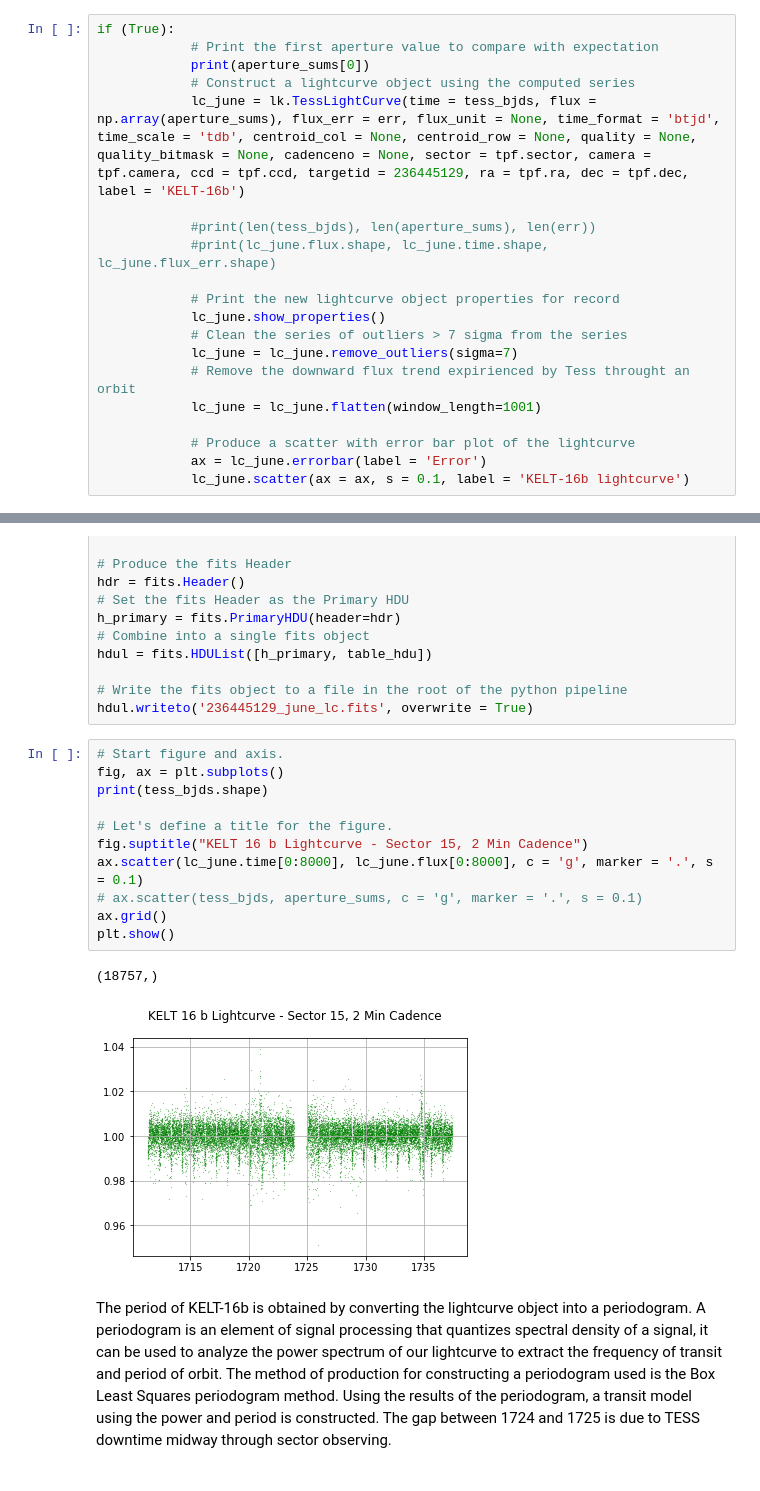
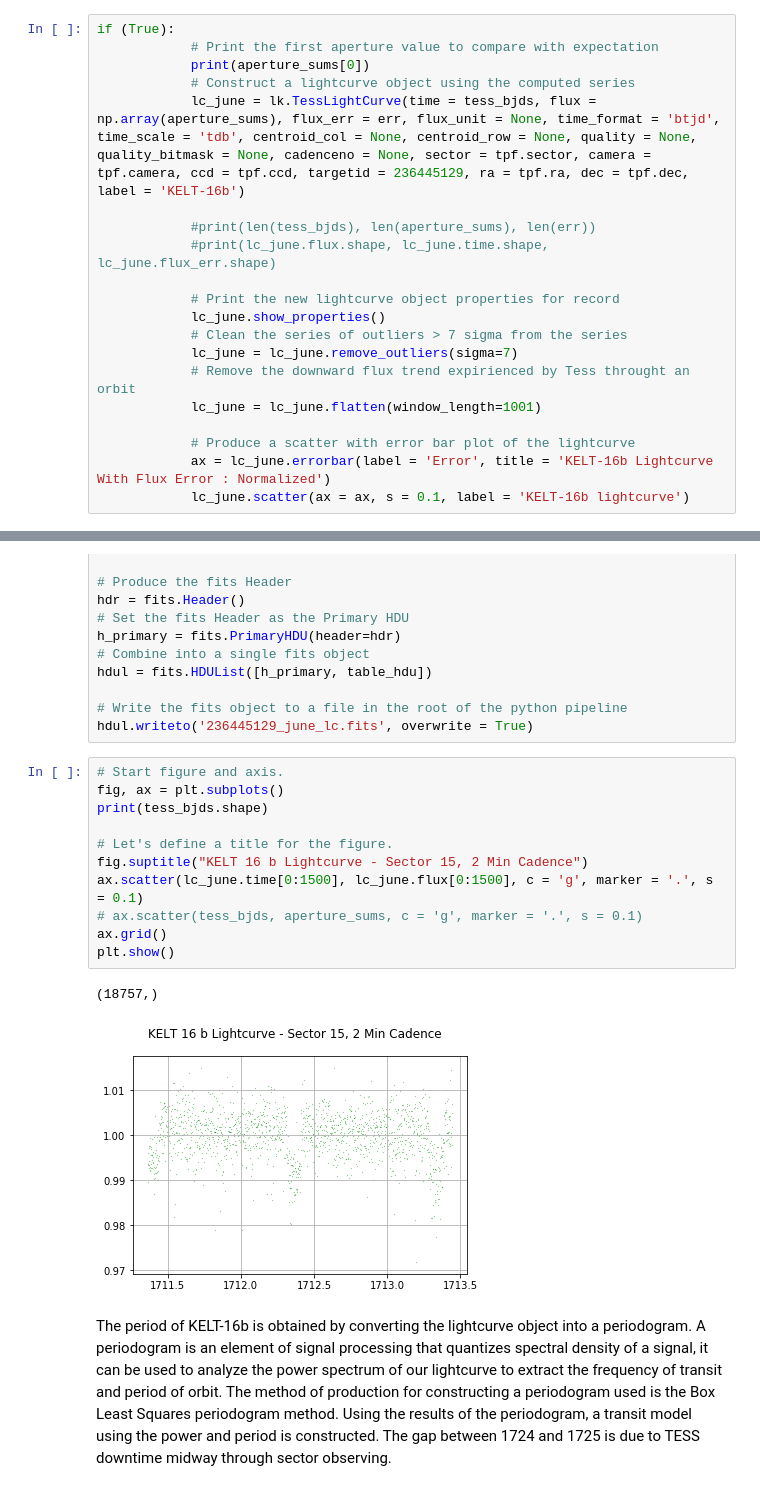
Before and after one commit to Mucephie/DORADO, a Jupyter notebook: TESS_KELT-16b_3070.ipynb, the cells around one changed output, grey strips where cells are left out. Cells and saved outputs as stored; diff of their text form.

```diff
--- a/TESS_KELT-16b_3070.ipynb
+++ b/TESS_KELT-16b_3070.ipynb
@@ -112,7 +112,7 @@ if (True):
             lc_june = lc_june.flatten(window_length=1001)
 
             # Produce a scatter with error bar plot of the lightcurve
-            ax = lc_june.errorbar(label = 'Error')
+            ax = lc_june.errorbar(label = 'Error', title = 'KELT-16b Lightcurve With Flux Error : Normalized')
             lc_june.scatter(ax = ax, s = 0.1, label = 'KELT-16b lightcurve')
 # %% [output]
 4295.539323806763
@@ -158,17 +157,17 @@ hdul.writeto('236445129_june_lc.fits', overwrite = True)
 # %%
 # Start figure and axis.
 fig, ax = plt.subplots()
 print(tess_bjds.shape)
 
 # Let's define a title for the figure.
 fig.suptitle("KELT 16 b Lightcurve - Sector 15, 2 Min Cadence")
-ax.scatter(lc_june.time[0:8000], lc_june.flux[0:8000], c = 'g', marker = '.', s = 0.1)
+ax.scatter(lc_june.time[0:1500], lc_june.flux[0:1500], c = 'g', marker = '.', s = 0.1)
 # ax.scatter(tess_bjds, aperture_sums, c = 'g', marker = '.', s = 0.1)
 ax.grid()
 plt.show()
 # %% [output]
 (18757,)
-[figure, old version]
+[figure, new version]
 # %% [markdown]
 The period of KELT-16b is obtained by converting the lightcurve object into a periodogram. A periodogram is an element of signal processing that quantizes spectral density of a signal, it can be used to analyze the power spectrum of our lightcurve to extract the frequency of transit and period of orbit. The method of production for constructing a periodogram used is the Box Least Squares periodogram method. Using the results of the periodogram, a transit model using the power and period is constructed. The gap between 1724 and 1725 is due to TESS downtime midway through sector observing.
 # %%
```
Also changed, not shown: parts of 22 cells of this notebook, 11 other files.
